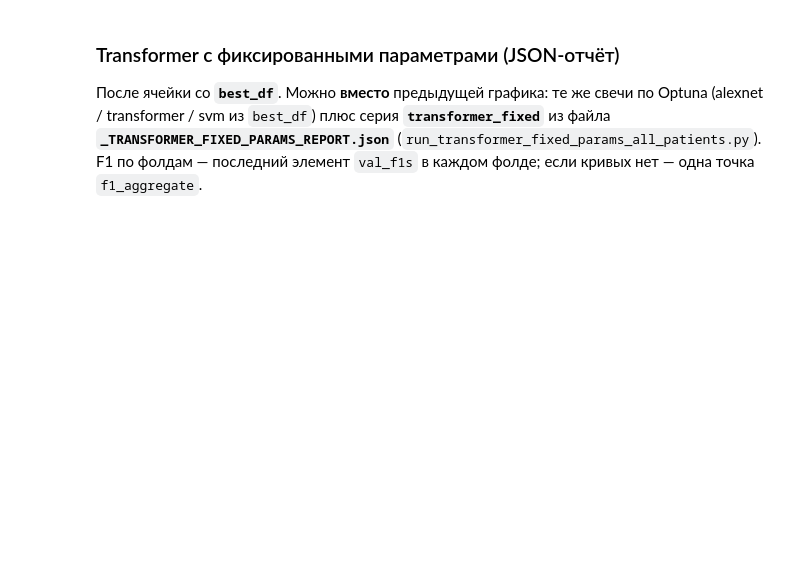
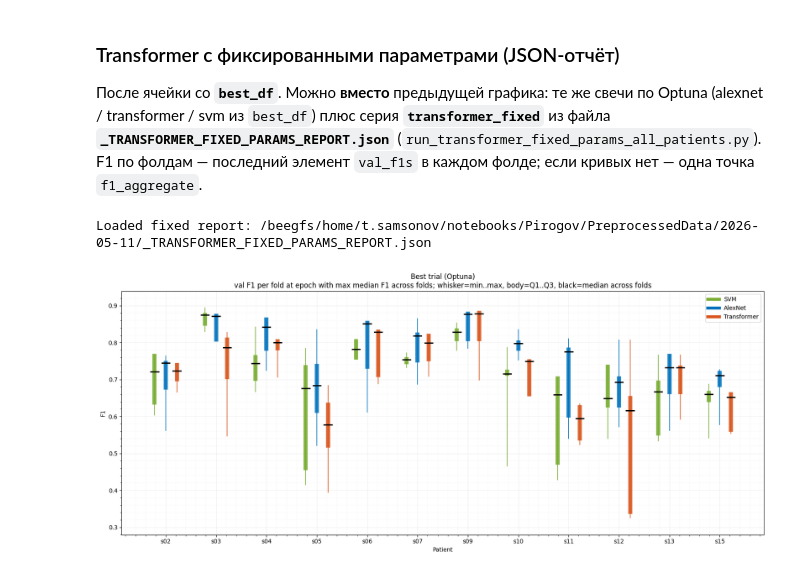
Before and after one commit to slendersold/NeuronDeCo, a Jupyter notebook: notebooks/candlesticks_best_trials.ipynb, the cells around one changed output. Cells and saved outputs as stored; diff of their text form; code cells hidden in the pictures; blank space fills up the shorter version.

```diff
--- a/notebooks/candlesticks_best_trials.ipynb
+++ b/notebooks/candlesticks_best_trials.ipynb
@@ -321,29 +321,46 @@ if best_df.empty:
 
 # Путь к отчёту run_transformer_fixed_params_all_patients.py (или None — только Optuna-методы)
 FIXED_REPORT_JSON = Path(
-    "../../PreprocessedData/2026-05-11_fixed_sim/_TRANSFORMER_FIXED_PARAMS_REPORT.json"
+    "../../PreprocessedData/2026-05-11/_TRANSFORMER_FIXED_PARAMS_REPORT.json"
 )
 # FIXED_REPORT_JSON = None
 
-METHODS_ORDER_BASE: list[str] | None = ["tfr_svm", "alexnet", "transformer"]
+METHODS_ORDER_BASE: list[str] | None = ["tfr_svm", "alexnet"]
+# Методы из best_df, не попавшие в BASE, добавляются в хвост, кроме исключений (например старый Optuna-transformer).
+OPTUNA_METHODS_EXCLUDE: frozenset[str] = frozenset({"transformer"})
 
 
-def _last_epoch_f1_per_fold(row) -> np.ndarray:
+def _f1_per_fold_at_best_median_epoch(series_list: list[np.ndarray]) -> np.ndarray:
+    """По одному F1 на фолд: значение в эпохе t*, где t* максимизирует медиану F1 по фолдам (длина — min по фолдам)."""
+    arrs = [np.asarray(s, dtype=np.float64).ravel() for s in series_list if np.size(s)]
+    if not arrs:
+        return np.asarray([], dtype=np.float64)
+    t_max = min(int(a.shape[0]) for a in arrs)
+    if t_max <= 0:
+        return np.asarray([], dtype=np.float64)
+    stack = np.stack([a[:t_max] for a in arrs], axis=0)
+    med = np.median(stack, axis=0)
+    t_star = int(np.argmax(med))
+    return stack[:, t_star].astype(np.float64)
+
+
+def _best_median_epoch_f1_per_fold(row) -> np.ndarray:
     db_path = Path(row["db_path"])
     study = load_study_sqlite(db_path=db_path, study_name=db_path.stem)
     trial_num = int(row["trial_number"])
     tr = next(t for t in study.get_trials(deepcopy=False) if int(t.number) == trial_num)
     fold_curves = tr.user_attrs.get("fold_curves", None) or []
-    vals: list[float] = []
+    series: list[np.ndarray] = []
     for fc in fold_curves:
         f1s = fc.get("val_f1s", []) or []
         if f1s:
-            vals.append(float(f1s[-1]))
-    if vals:
-        return np.asarray(vals, dtype=np.float64)
-    flat = tr.user_attrs.get("val_f1s", []) or []
-    if flat:
-        return np.asarray([float(flat[-1])], dtype=np.float64)
+            series.append(np.asarray(f1s, dtype=np.float64))
+    if series:
+        return _f1_per_fold_at_best_median_epoch(series)
+    flat = np.asarray(tr.user_attrs.get("val_f1s", []) or [], dtype=np.float64).ravel()
+    if flat.size:
+        t_star = int(np.argmax(flat))
+        return np.asarray([float(flat[t_star])], dtype=np.float64)
     return np.asarray([], dtype=np.float64)
 
 
@@ -351,13 +368,13 @@ def _f1_vals_fixed(patient: str, rep: dict) -> np.ndarray:
     ps = rep.get("per_subject", {}).get(patient)
     if ps is None:
         return np.asarray([], dtype=np.float64)
-    vals: list[float] = []
+    series: list[np.ndarray] = []
     for fc in ps.get("folds", []) or []:
         cur = (fc.get("curves") or {}).get("val_f1s") or []
         if cur:
-            vals.append(float(cur[-1]))
-    if vals:
-        return np.asarray(vals, dtype=np.float64)
+            series.append(np.asarray(cur, dtype=np.float64))
+    if series:
+        return _f1_per_fold_at_best_median_epoch(series)
     if "f1_aggregate" in ps:
         return np.asarray([float(ps["f1_aggregate"])], dtype=np.float64)
     return np.asarray([], dtype=np.float64)
@@ -367,13 +384,13 @@ _default_method_labels = {
     "tfr_svm": "SVM",
     "alexnet": "AlexNet",
     "transformer": "Transformer",
-    "transformer_fixed": "Transformer (fixed)",
+    "transformer_fixed": "Transformer",
 }
 _default_method_colors = {
     "tfr_svm": (0.466, 0.674, 0.188),
     "alexnet": (0.0, 0.447, 0.741),
     "transformer": (0.85, 0.325, 0.098),
-    "transformer_fixed": (0.494, 0.184, 0.556),
+    "transformer_fixed": (0.85, 0.325, 0.098),
 }
 
 
@@ -405,10 +422,10 @@ lookup = best_df.set_index(["patient", "method"])
 patient_order = sorted(best_df["patient"].unique())
 uniq_methods = sorted(best_df["method"].unique())
 if METHODS_ORDER_BASE is None:
-    methods_order = list(uniq_methods)
+    methods_order = [m for m in uniq_methods if m not in OPTUNA_METHODS_EXCLUDE]
 else:
     head = [m for m in METHODS_ORDER_BASE if m in set(uniq_methods)]
-    tail = [m for m in uniq_methods if m not in head]
+    tail = [m for m in uniq_methods if m not in head and m not in OPTUNA_METHODS_EXCLUDE]
     methods_order = head + tail
 
 if fixed_rep is not None and "transformer_fixed" not in methods_order:
@@ -452,7 +469,7 @@ for m_idx, method in enumerate(methods_order):
             row = lookup.loc[key]
             if isinstance(row, pd.DataFrame):
                 row = row.iloc[0]
-            f1_vals = _last_epoch_f1_per_fold(row)
+            f1_vals = _best_median_epoch_f1_per_fold(row)
 
         if f1_vals.size == 0:
             continue
@@ -469,32 +486,36 @@ for m_idx, method in enumerate(methods_order):
         ax.plot([x, x], [q1, q3], color=color, linewidth=7.0, alpha=0.88, zorder=4)
         ax.plot([x - box_width / 2, x + box_width / 2], [med, med], color="black", linewidth=2.2, zorder=5)
 
 ax.set_xticks(base_x)
 ax.set_xticklabels(patient_order)
 ax.set_xlabel("Patient")
 ax.set_ylabel("F1")
 ax.set_title(
-    "Best trial (Optuna) + optional Transformer (fixed params report)\n"
-    "last-epoch val F1 per fold; whisker=min..max, body=Q1..Q3, black=median"
+    "Best trial (Optuna)\n"
+    "val F1 per fold at epoch with max median F1 across folds; "
+    "whisker=min..max, body=Q1..Q3, black=median across folds"
 )
 
 if all_y:
     ymin, ymax = min(all_y), max(all_y)
     pad = max(0.02, 0.08 * (ymax - ymin if ymax > ymin else 1.0))
     ax.set_ylim(ymin - pad, ymax + pad)
 
 legend_handles = []
 for m in methods_order:
     if m == "transformer_fixed":
         if fixed_rep is None:
             continue
         if not any(_f1_vals_fixed(pat, fixed_rep).size > 0 for pat in patient_order):
             continue
     else:
         if best_df[(best_df["method"] == m)].empty:
             continue
     legend_handles.append(Line2D([0], [0], color=_color_for_method(m), lw=5, label=_label_for_method(m)))
 
 ax.legend(handles=legend_handles, loc="best", frameon=True)
 plt.tight_layout()
 plt.show()
+# %% [output]
+Loaded fixed report: /beegfs/home/t.samsonov/notebooks/Pirogov/PreprocessedData/2026-05-11/_TRANSFORMER_FIXED_PARAMS_REPORT.json
+[figure, added]
```
Also changed, not shown: parts of 6 cells of this notebook, 9 other files.
